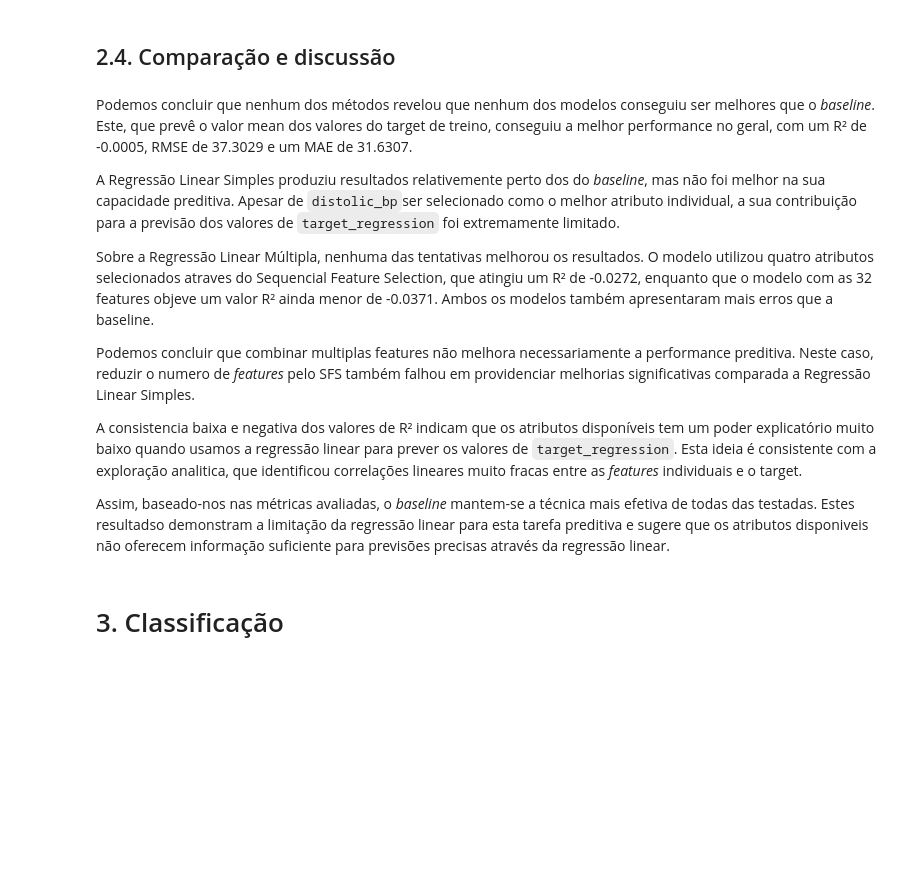
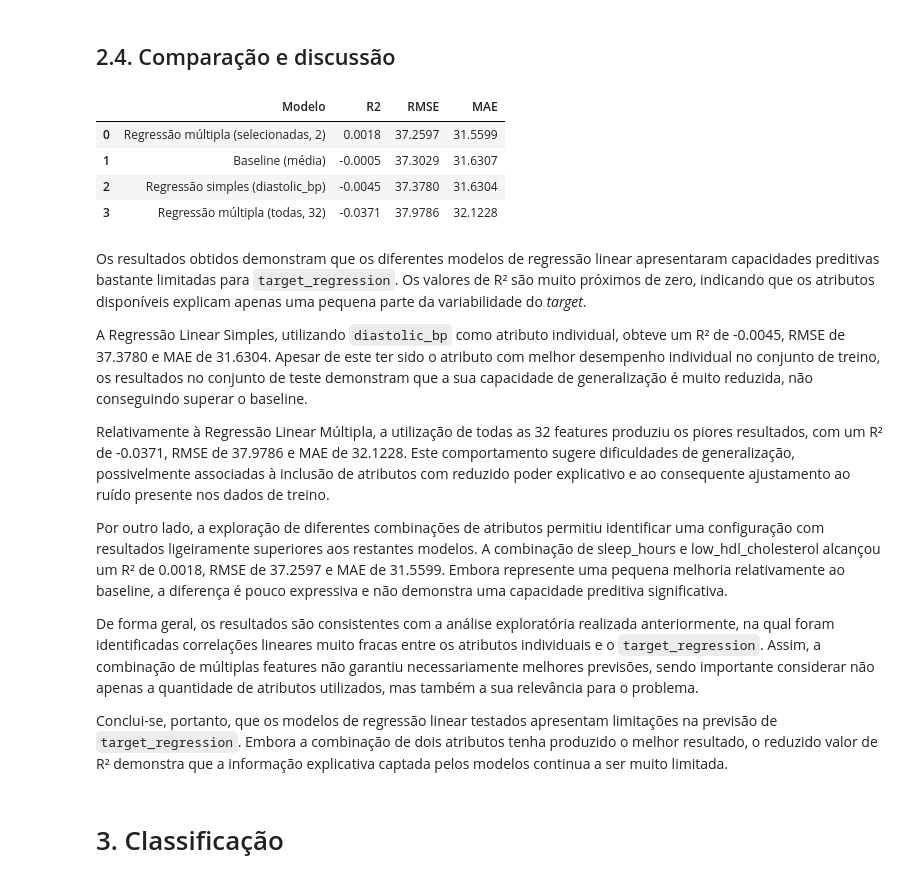
Before and after one commit to GasparAVieira/APRAU, a Jupyter notebook: notebook_grupo01.ipynb, the cells around one changed output. Drawn from its saved outputs; the diff is of its cells as text; code cells hidden in the pictures; blank space fills up the shorter version.

```diff
--- a/notebook_grupo01.ipynb
+++ b/notebook_grupo01.ipynb
@@ -630,54 +915,55 @@ Este modelo atingiu um R² de -0.0371, umm RMSE de 37.9786 e um MAE de 32.1228 n
 # %% [markdown]
 ## 2.4. Comparação e discussão
 # %%
-
-# Final Regression Comparison
-
 regression_results = pd.DataFrame([
     {
-        'Model': 'Baseline (Mean)',
-        'R2': r2_baseline,
-        'RMSE': rmse_baseline,
-        'MAE': mae_baseline
+        "Modelo": "Baseline (média)",
+        "R2": r2_baseline,
+        "RMSE": rmse_baseline,
+        "MAE": mae_baseline
     },
     {
-        'Model': 'Simple Linear Regression',
-        'R2': r2_slr,
-        'RMSE': rmse_slr,
-        'MAE': mae_slr
+        "Modelo": f"Regressão simples ({best_feature})",
+        "R2": r2_slr,
+        "RMSE": rmse_slr,
+        "MAE": mae_slr
     },
     {
-        'Model': 'Multiple Linear Regression (All)',
-        'R2': r2_mlr,
-        'RMSE': rmse_mlr,
-        'MAE': mae_mlr
+        "Modelo": f"Regressão múltipla (todas, {X_train.shape[1]})",
+        "R2": r2_mlr,
+        "RMSE": rmse_mlr,
+        "MAE": mae_mlr
     },
     {
-        'Model': 'Multiple Linear Regression (SFS)',
-        'R2': r2_sfs,
-        'RMSE': rmse_sfs,
-        'MAE': mae_sfs
+        "Modelo": f"Regressão múltipla (selecionadas, {len(best_feats)})",
+        "R2": r2_combo,
+        "RMSE": rmse_combo,
+        "MAE": mae_combo
     }
-])
-
-regression_results = regression_results.sort_values(
-    by='R2',
+]).sort_values(
+    "R2",
     ascending=False
 ).reset_index(drop=True)
 
 regression_results.round(4)
+# %% [output]
+|  | Modelo | R2 | RMSE | MAE |
+| 0 | Regressão múltipla (selecionadas, 2) | 0.0018 | 37.2597 | 31.5599 |
+| 1 | Baseline (média) | -0.0005 | 37.3029 | 31.6307 |
+| 2 | Regressão simples (diastolic_bp) | -0.0045 | 37.3780 | 31.6304 |
+| 3 | Regressão múltipla (todas, 32) | -0.0371 | 37.9786 | 32.1228 |
 # %% [markdown]
-Podemos concluir que nenhum dos métodos revelou que nenhum dos modelos conseguiu ser melhores que o _baseline_. Este, que prevê o valor mean dos valores do target de treino, conseguiu a melhor performance no geral, com um R² de -0.0005, RMSE de 37.3029 e um MAE de 31.6307.
+Os resultados obtidos demonstram que os diferentes modelos de regressão linear apresentaram capacidades preditivas bastante limitadas para `target_regression`. Os valores de R² são muito próximos de zero, indicando que os atributos disponíveis explicam apenas uma pequena parte da variabilidade do _target_.
 
-A Regressão Linear Simples produziu resultados relativemente perto dos do _baseline_, mas não foi melhor na sua capacidade preditiva. Apesar de `distolic_bp`ser selecionado como o melhor atributo individual, a sua contribuição para a previsão dos valores de `target_regression` foi extremamente limitado.
+A Regressão Linear Simples, utilizando `diastolic_bp` como atributo individual, obteve um R² de -0.0045, RMSE de 37.3780 e MAE de 31.6304. Apesar de este ter sido o atributo com melhor desempenho individual no conjunto de treino, os resultados no conjunto de teste demonstram que a sua capacidade de generalização é muito reduzida, não conseguindo superar o baseline.
 
-Sobre a Regressão Linear Múltipla, nenhuma das tentativas melhorou os resultados. O modelo utilizou quatro atributos selecionados atraves do Sequencial Feature Selection, que atingiu um R² de -0.0272, enquanto que o modelo com as 32 features objeve um valor R² ainda menor de -0.0371. Ambos os modelos também apresentaram mais erros que a baseline.
+Relativamente à Regressão Linear Múltipla, a utilização de todas as 32 features produziu os piores resultados, com um R² de -0.0371, RMSE de 37.9786 e MAE de 32.1228. Este comportamento sugere dificuldades de generalização, possivelmente associadas à inclusão de atributos com reduzido poder explicativo e ao consequente ajustamento ao ruído presente nos dados de treino.
 
-Podemos concluir que combinar multiplas features não melhora necessariamente a performance preditiva. Neste caso, reduzir o numero de _features_ pelo SFS também falhou em providenciar melhorias significativas comparada a Regressão Linear Simples.
+Por outro lado, a exploração de diferentes combinações de atributos permitiu identificar uma configuração com resultados ligeiramente superiores aos restantes modelos. A combinação de sleep_hours e low_hdl_cholesterol alcançou um R² de 0.0018, RMSE de 37.2597 e MAE de 31.5599. Embora represente uma pequena melhoria relativamente ao baseline, a diferença é pouco expressiva e não demonstra uma capacidade preditiva significativa.
 
-A consistencia baixa e negativa dos valores de R² indicam que os atributos disponíveis tem um poder explicatório muito baixo quando usamos a regressão linear para prever os valores de `target_regression`. Esta ideia é consistente com a exploração analitica, que identificou correlações lineares muito fracas entre as _features_ individuais e o target.
+De forma geral, os resultados são consistentes com a análise exploratória realizada anteriormente, na qual foram identificadas correlações lineares muito fracas entre os atributos individuais e o `target_regression`. Assim, a combinação de múltiplas features não garantiu necessariamente melhores previsões, sendo importante considerar não apenas a quantidade de atributos utilizados, mas também a sua relevância para o problema.
 
-Assim, baseado-nos nas métricas avaliadas, o _baseline_ mantem-se a técnica mais efetiva de todas das testadas. Estes resultadso demonstram a limitação da regressão linear para esta tarefa preditiva e sugere que os atributos disponiveis não oferecem informação suficiente para previsões precisas através da regressão linear.
+Conclui-se, portanto, que os modelos de regressão linear testados apresentam limitações na previsão de `target_regression`. Embora a combinação de dois atributos tenha produzido o melhor resultado, o reduzido valor de R² demonstra que a informação explicativa captada pelos modelos continua a ser muito limitada.
 # %% [markdown]
 # 3. Classificação
 # %% [markdown]
```
Also changed, not shown: parts of 32 cells of this notebook.
